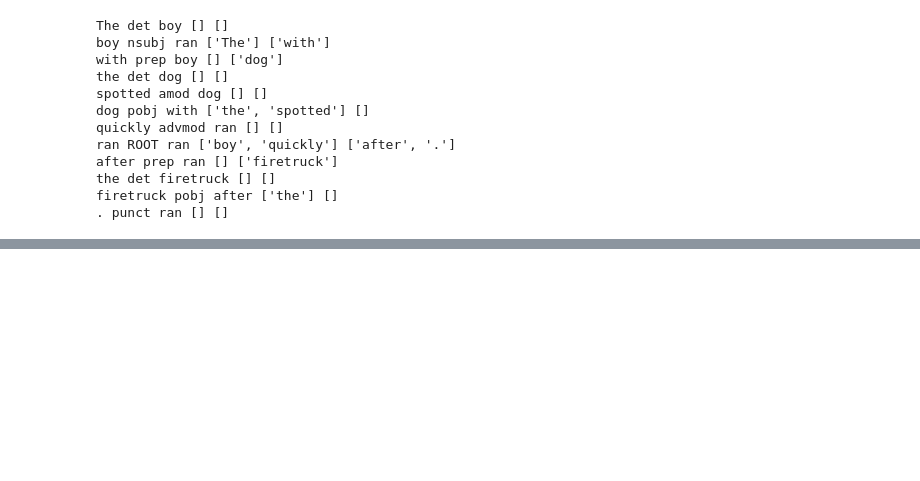
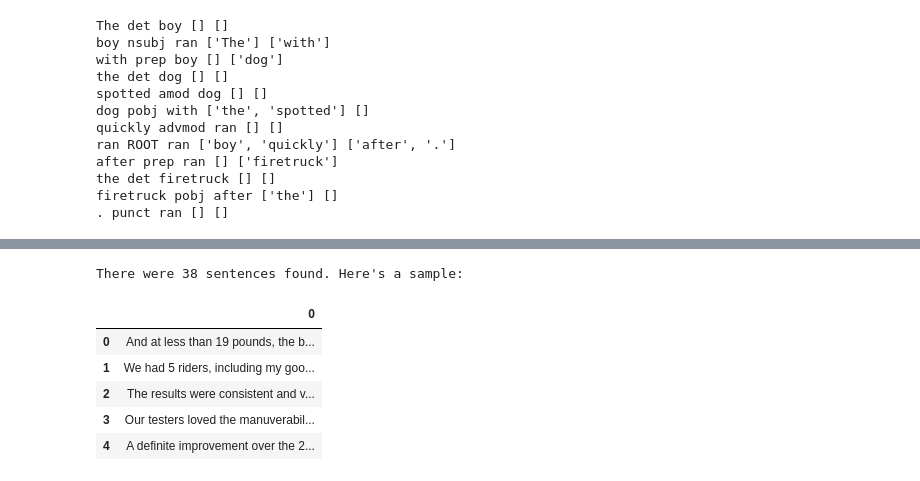
Before and after one commit to fareklazhar/NLPtest, a Jupyter notebook: MAR - test setting up spacy.ipynb, the cells around one changed output, grey strips where cells are left out. Saved outputs shown, nothing was run; the diff lists cells and outputs as text; code cells hidden in the pictures; blank space fills up the shorter version.

```diff
--- a/MAR - test setting up spacy.ipynb
+++ b/MAR - test setting up spacy.ipynb
@@ -201,0 +215,12 @@ for tree in rd_parser.parse(sent):
+# %%
+sentences = [sentence.orth_ for sentence in doc.sents]
+print("There were {} sentences found. Here's a sample:".format(len(sentences)))
+pd.DataFrame(sentences[8:13])
+# %% [output]
+There were 38 sentences found. Here's a sample:
+|  | 0 |
+| 0 | And at less than 19 pounds, the b... |
+| 1 | We had 5 riders, including my goo... |
+| 2 | The results were consistent and v... |
+| 3 | Our testers loved the manuverabil... |
+| 4 | A definite improvement over the 2... |
```
Also changed, not shown: parts of 19 cells of this notebook, 2 other files.
